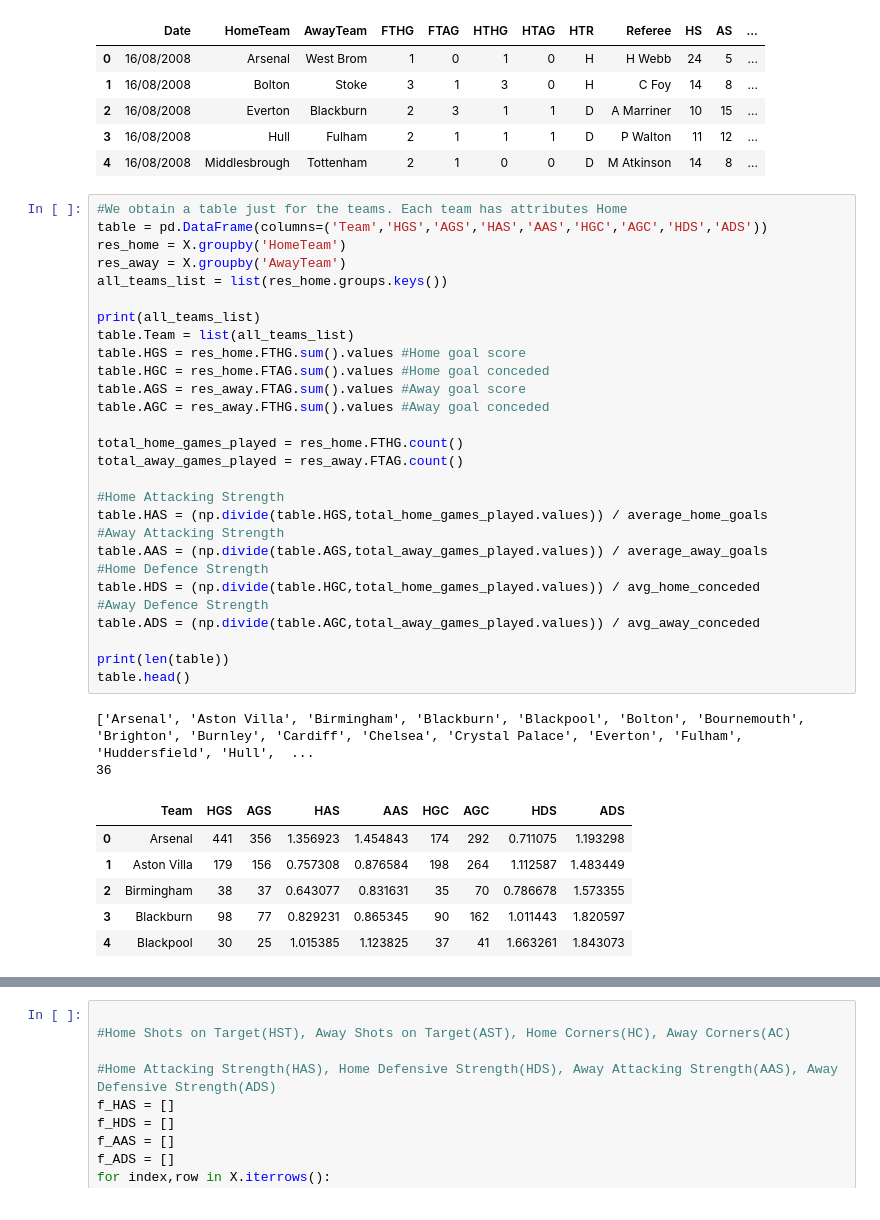
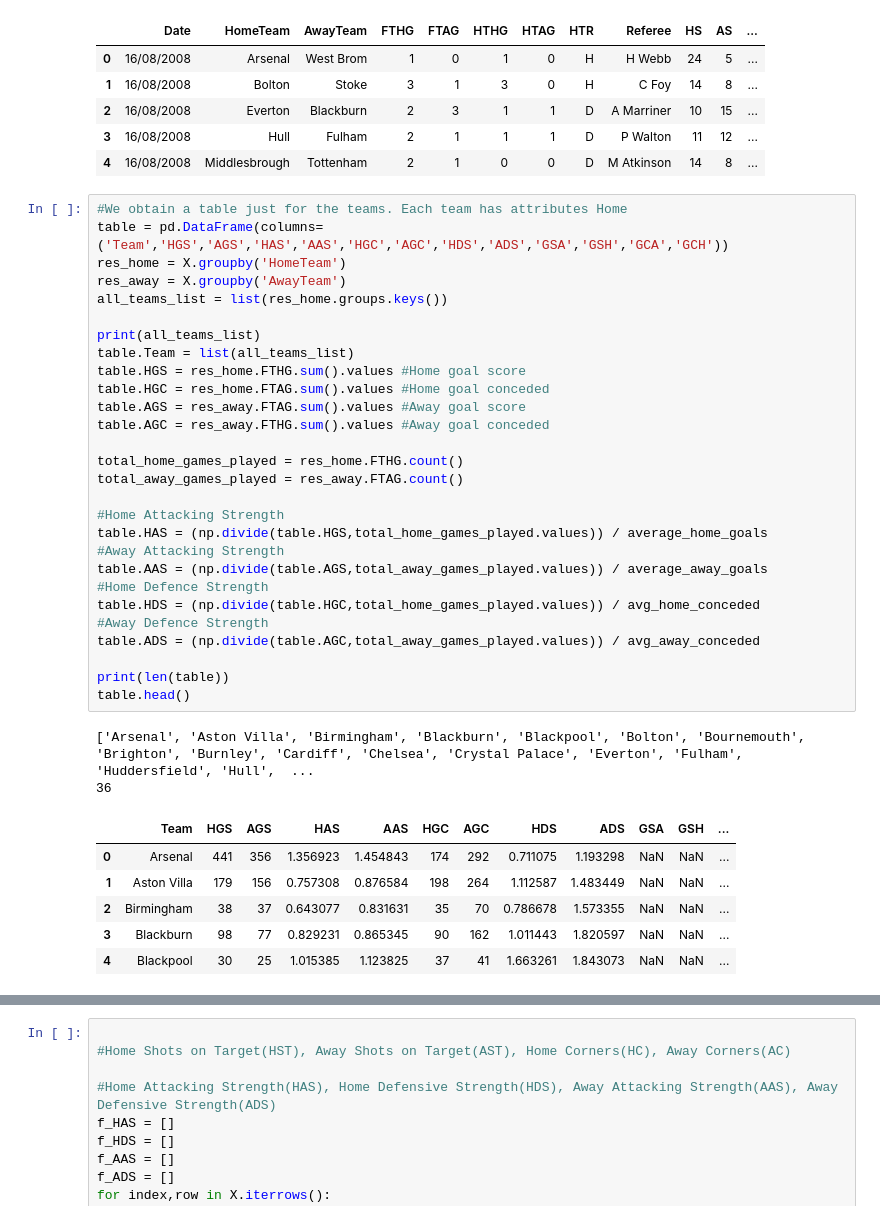
Before and after one commit to arundathi-shanthini/Beat-the-Bookie, a Jupyter notebook: Code/Beat the Bookie-FeatureExtraction-edit.ipynb, the cells around one changed output, grey strips where cells are left out. Drawn from its saved outputs; the diff is of its cells as text.

```diff
--- a/Code/Beat the Bookie-FeatureExtraction-edit.ipynb
+++ b/Code/Beat the Bookie-FeatureExtraction-edit.ipynb
@@ -210,41 +210,41 @@ X.head()
 | 4 | 16/08/2008 | Middlesbrough | Tottenham | 2 | 1 | 0 | 0 | D | M Atkinson | 14 | 8 | ... |
 # %%
 #We obtain a table just for the teams. Each team has attributes Home
-table = pd.DataFrame(columns=('Team','HGS','AGS','HAS','AAS','HGC','AGC','HDS','ADS'))
+table = pd.DataFrame(columns=('Team','HGS','AGS','HAS','AAS','HGC','AGC','HDS','ADS','GSA','GSH','GCA','GCH'))
 res_home = X.groupby('HomeTeam')
 res_away = X.groupby('AwayTeam')
 all_teams_list = list(res_home.groups.keys())
 
 print(all_teams_list)
 table.Team = list(all_teams_list)
 table.HGS = res_home.FTHG.sum().values #Home goal score
 table.HGC = res_home.FTAG.sum().values #Home goal conceded
 table.AGS = res_away.FTAG.sum().values #Away goal score
 table.AGC = res_away.FTHG.sum().values #Away goal conceded
 
 total_home_games_played = res_home.FTHG.count()
 total_away_games_played = res_away.FTAG.count()
 
 #Home Attacking Strength
 table.HAS = (np.divide(table.HGS,total_home_games_played.values)) / average_home_goals
 #Away Attacking Strength
 table.AAS = (np.divide(table.AGS,total_away_games_played.values)) / average_away_goals
 #Home Defence Strength
 table.HDS = (np.divide(table.HGC,total_home_games_played.values)) / avg_home_conceded
 #Away Defence Strength
 table.ADS = (np.divide(table.AGC,total_away_games_played.values)) / avg_away_conceded
 
 print(len(table))
 table.head()
 # %% [output]
 ['Arsenal', 'Aston Villa', 'Birmingham', 'Blackburn', 'Blackpool', 'Bolton', 'Bournemouth', 'Brighton', 'Burnley', 'Cardiff', 'Chelsea', 'Crystal Palace', 'Everton', 'Fulham', 'Huddersfield', 'Hull',  ...
 36
-|  | Team | HGS | AGS | HAS | AAS | HGC | AGC | HDS | ADS |
-| 0 | Arsenal | 441 | 356 | 1.356923 | 1.454843 | 174 | 292 | 0.711075 | 1.193298 |
-| 1 | Aston Villa | 179 | 156 | 0.757308 | 0.876584 | 198 | 264 | 1.112587 | 1.483449 |
-| 2 | Birmingham | 38 | 37 | 0.643077 | 0.831631 | 35 | 70 | 0.786678 | 1.573355 |
-| 3 | Blackburn | 98 | 77 | 0.829231 | 0.865345 | 90 | 162 | 1.011443 | 1.820597 |
-| 4 | Blackpool | 30 | 25 | 1.015385 | 1.123825 | 37 | 41 | 1.663261 | 1.843073 |
+|  | Team | HGS | AGS | HAS | AAS | HGC | AGC | HDS | ADS | GSA | GSH | ... |
+| 0 | Arsenal | 441 | 356 | 1.356923 | 1.454843 | 174 | 292 | 0.711075 | 1.193298 | NaN | NaN | ... |
+| 1 | Aston Villa | 179 | 156 | 0.757308 | 0.876584 | 198 | 264 | 1.112587 | 1.483449 | NaN | NaN | ... |
+| 2 | Birmingham | 38 | 37 | 0.643077 | 0.831631 | 35 | 70 | 0.786678 | 1.573355 | NaN | NaN | ... |
+| 3 | Blackburn | 98 | 77 | 0.829231 | 0.865345 | 90 | 162 | 1.011443 | 1.820597 | NaN | NaN | ... |
+| 4 | Blackpool | 30 | 25 | 1.015385 | 1.123825 | 37 | 41 | 1.663261 | 1.843073 | NaN | NaN | ... |
 # %%
 #Obtaining for each team: Average number of goals scored and conceded when at home and at away.
 
```
Also changed, not shown: parts of 3 cells of this notebook.
